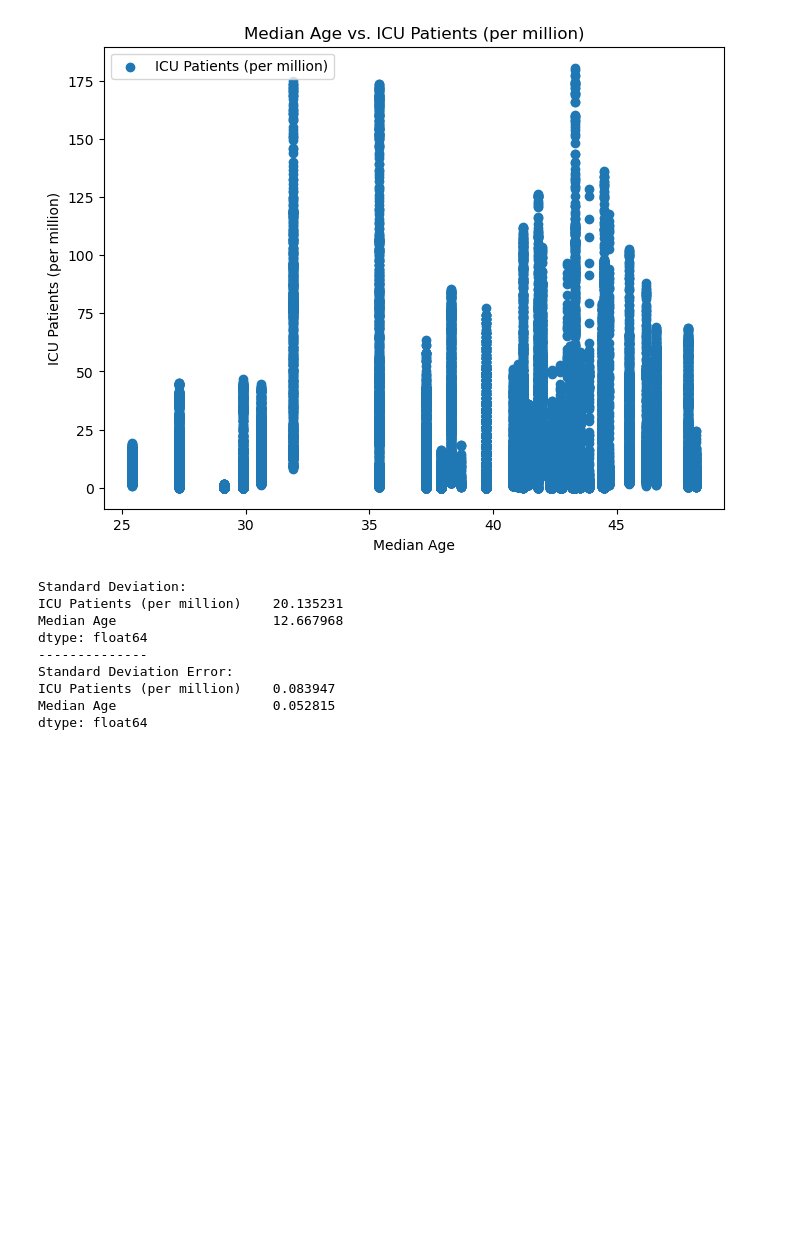
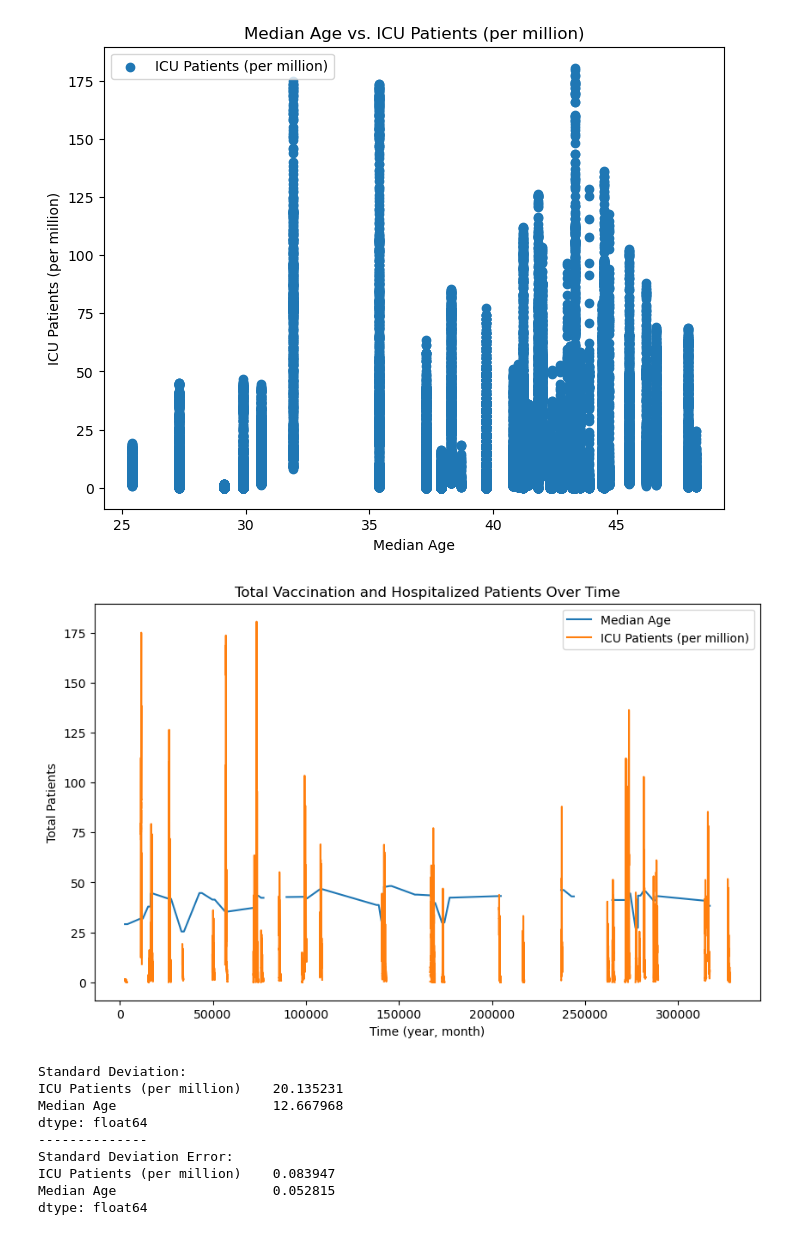
Before and after one commit to ss0ryan0/project1_group7, a Jupyter notebook: Code/project1_group7.ipynb, the cells around one changed output. Saved outputs shown, nothing was run; the diff lists cells and outputs as text; code cells hidden in the pictures; blank space fills up the shorter version.

```diff
--- a/Code/project1_group7.ipynb
+++ b/Code/project1_group7.ipynb
@@ -269,6 +270,17 @@ plt.legend()
 plt.show()
 # %% [output]
 [figure]
+# %%
+median_icu = icu_location[["Median Age", "ICU Patients (per million)"]]
+median_icu.dropna(how="any")
+
+
+figure_median = median_icu.plot(figsize=(10,6),
+                                xlabel="Time (year, month)",
+                                ylabel="Total Patients",
+                                title="Total Vaccination and Hospitalized Patients Over Time")
+# %% [output]
+[figure, added]
 # %%
 # standard deviation
 median_icu_std = median_icu[['ICU Patients (per million)', 'Median Age']].fillna(0).std()
```
Also changed, not shown: parts of 12 cells of this notebook.
